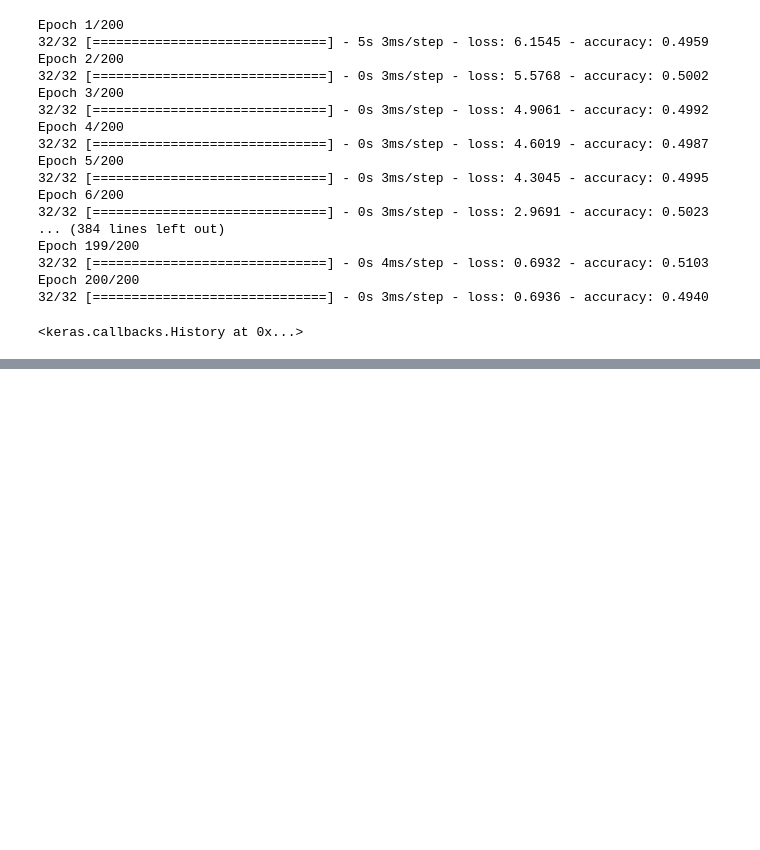
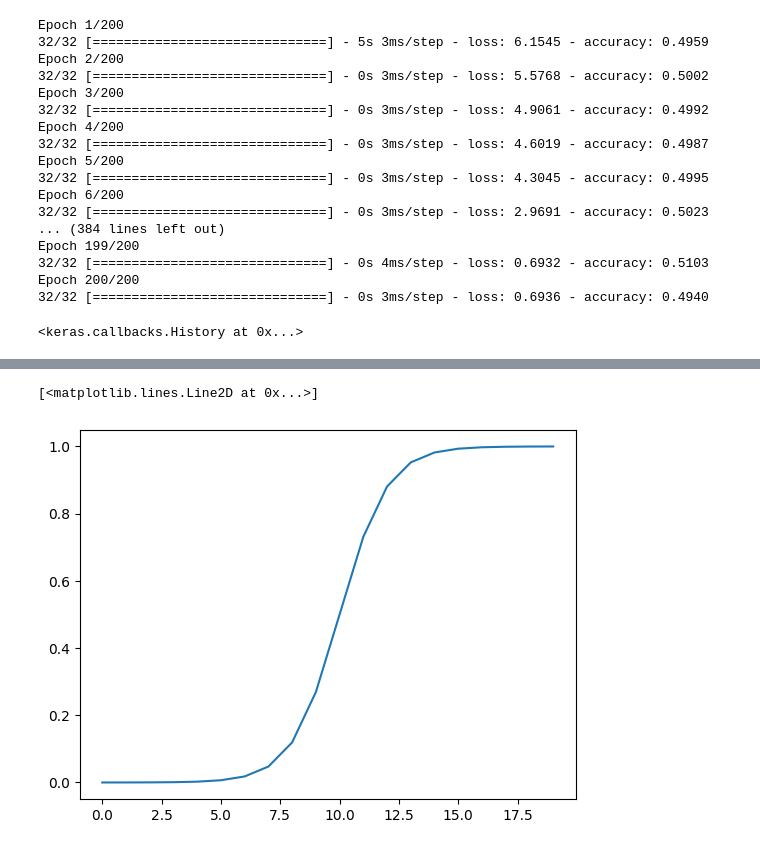
Before and after one commit to kinderasteroid/Neural-Networks-Classification, a Jupyter notebook: Neural_Network_Classification.ipynb, the cells around one changed output, grey strips where cells are left out. Drawn from its saved outputs; the diff is of its cells as text; code cells hidden in the pictures; blank space fills up the shorter version.

```diff
--- a/Neural_Network_Classification.ipynb
+++ b/Neural_Network_Classification.ipynb
@@ -123,0 +104,8 @@ model3.evaluate(X,y)
+# %%
+def sigmoid(X):
+  return (1/(1+tf.math.exp(-X)))
+
+plt.plot(sigmoid(X))
+# %% [output]
+[<matplotlib.lines.Line2D at 0x...>]
+[figure, added]
```
Also changed, not shown: parts of 8 cells of this notebook.
